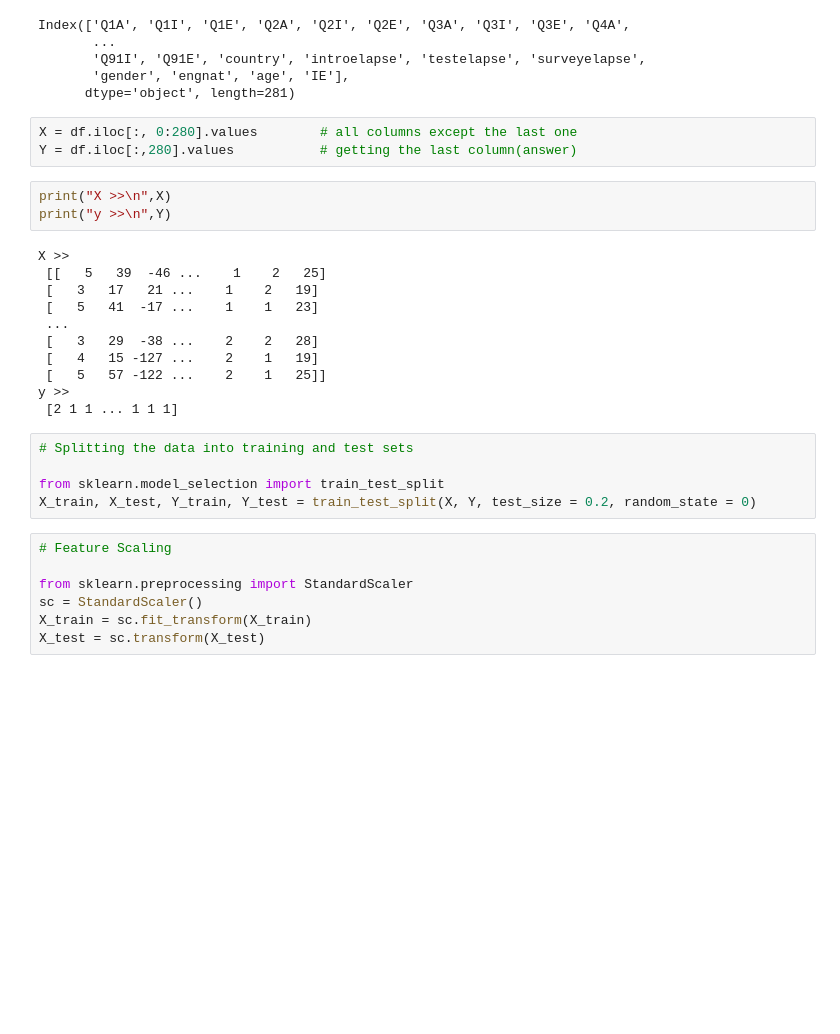
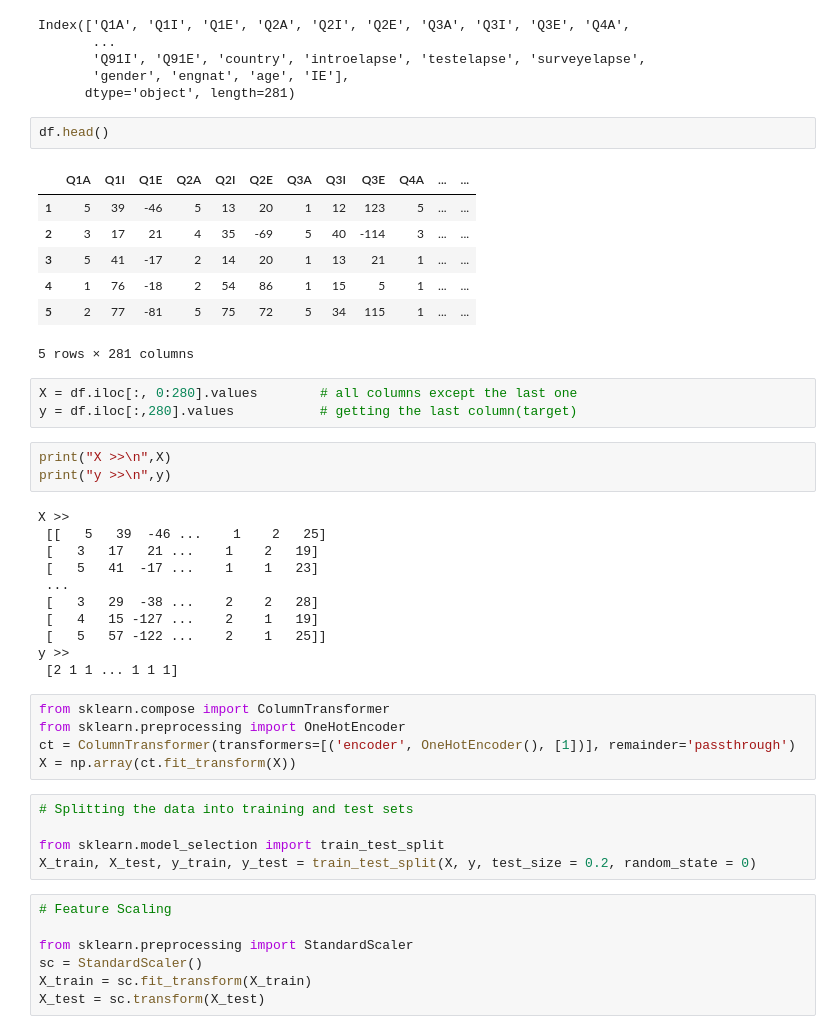
Before and after one commit to Peedrooo/Personality_Prediction_Model, a Jupyter notebook: draft/network.ipynb, the cells around one changed output. Saved outputs shown, nothing was run; the diff lists cells and outputs as text; blank space fills up the shorter version.

Commit message:
architecture from ANN
- conversion with sklearn
- input layers
- hide layers
- output layer
- complitation
- prediction
- test prediction

```diff
--- a/draft/network.ipynb
+++ b/draft/network.ipynb
@@ -216,12 +229,22 @@ Index(['Q1A', 'Q1I', 'Q1E', 'Q2A', 'Q2I', 'Q2E', 'Q3A', 'Q3I', 'Q3E', 'Q4A',
        'Q91I', 'Q91E', 'country', 'introelapse', 'testelapse', 'surveyelapse',
        'gender', 'engnat', 'age', 'IE'],
       dtype='object', length=281)
+# %%
+df.head()
+# %% [output]
+|  | Q1A | Q1I | Q1E | Q2A | Q2I | Q2E | Q3A | Q3I | Q3E | Q4A | ... | ... |
+| 1 | 5 | 39 | -46 | 5 | 13 | 20 | 1 | 12 | 123 | 5 | ... | ... |
+| 2 | 3 | 17 | 21 | 4 | 35 | -69 | 5 | 40 | -114 | 3 | ... | ... |
+| 3 | 5 | 41 | -17 | 2 | 14 | 20 | 1 | 13 | 21 | 1 | ... | ... |
+| 4 | 1 | 76 | -18 | 2 | 54 | 86 | 1 | 15 | 5 | 1 | ... | ... |
+| 5 | 2 | 77 | -81 | 5 | 75 | 72 | 5 | 34 | 115 | 1 | ... | ... |
+5 rows × 281 columns
 # %%
 X = df.iloc[:, 0:280].values        # all columns except the last one
-Y = df.iloc[:,280].values           # getting the last column(answer)
+y = df.iloc[:,280].values           # getting the last column(target)
 # %%
 print("X >>\n",X)
-print("y >>\n",Y)
+print("y >>\n",y)
 # %% [output]
 X >>
  [[   5   39  -46 ...    1    2   25]
@@ -233,11 +256,16 @@ X >>
  [   5   57 -122 ...    2    1   25]]
 y >>
  [2 1 1 ... 1 1 1]
+# %%
+from sklearn.compose import ColumnTransformer
+from sklearn.preprocessing import OneHotEncoder
+ct = ColumnTransformer(transformers=[('encoder', OneHotEncoder(), [1])], remainder='passthrough')
+X = np.array(ct.fit_transform(X))
 # %%
 # Splitting the data into training and test sets
 
 from sklearn.model_selection import train_test_split
-X_train, X_test, Y_train, Y_test = train_test_split(X, Y, test_size = 0.2, random_state = 0)
+X_train, X_test, y_train, y_test = train_test_split(X, y, test_size = 0.2, random_state = 0)
 # %%
 # Feature Scaling
 
```
Also changed, not shown: parts of 15 cells of this notebook, 2 other files.
